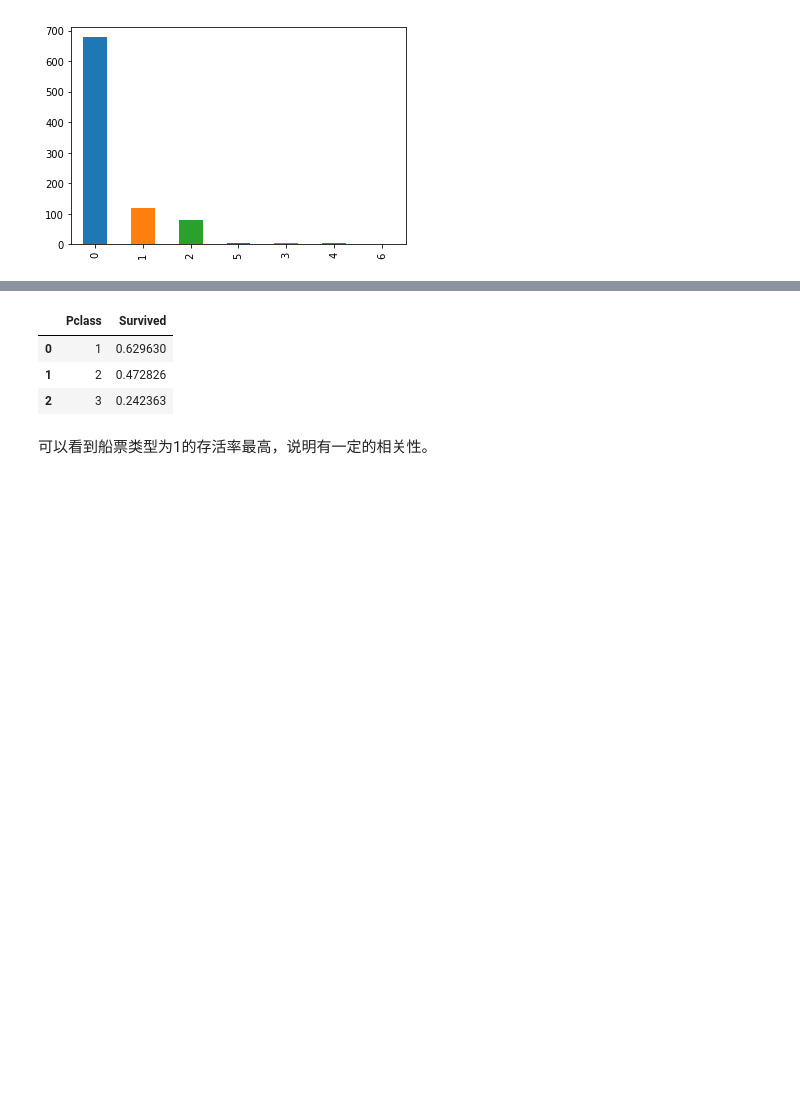
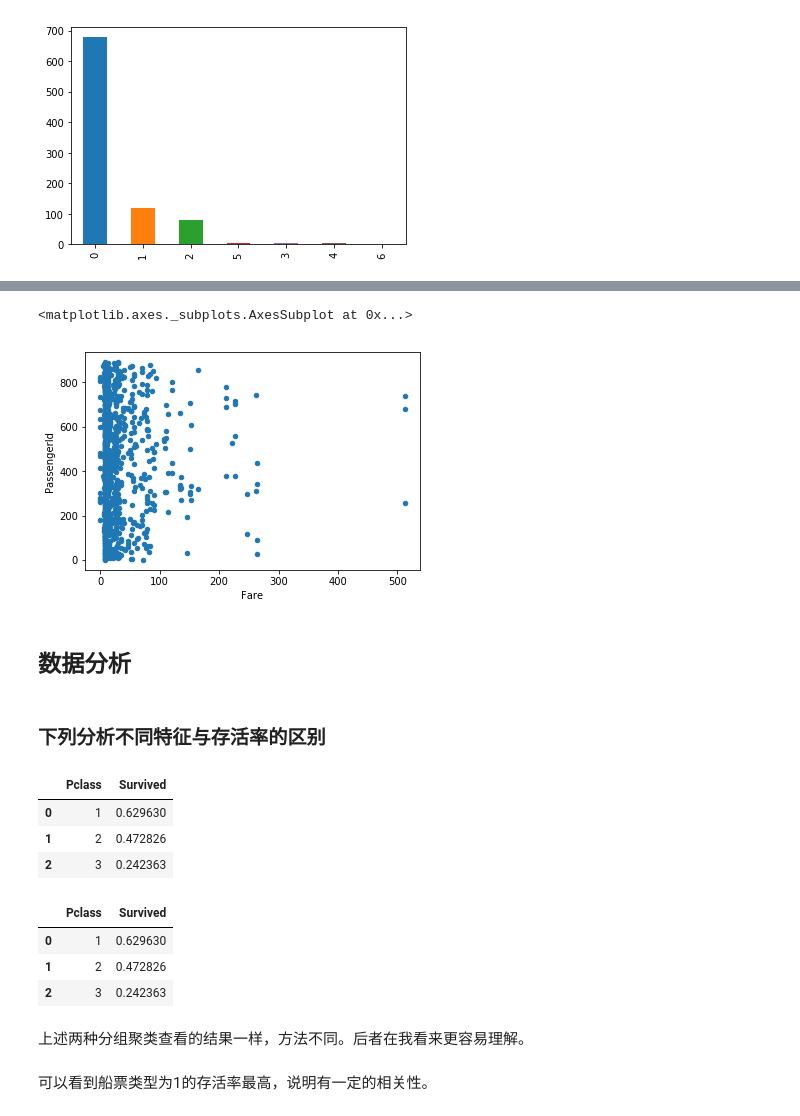
Before and after one commit to yunshuipiao/sw-kaggle, a Jupyter notebook: titanic/01.ipynb, the cells around one changed output, grey strips where cells are left out. Drawn from its saved outputs; the diff is of its cells as text; code cells hidden in the pictures; blank space fills up the shorter version.

```diff
--- a/titanic/01.ipynb
+++ b/titanic/01.ipynb
@@ -372 +379,10 @@ train_df['Parch'].value_counts().plot.bar()
+# %%
+train_df[train_df['Fare'] <= 800].plot.scatter(x='Fare', y="PassengerId")  # 票价的分布
+# %% [output]
+<matplotlib.axes._subplots.AxesSubplot at 0x...>
+[figure, added]
+# %% [markdown]
+## 数据分析
+# %% [markdown]
+### 下列分析不同特征与存活率的区别
 # %%
@@ -377,6 +392,15 @@ dataset_train_tf[["Pclass", "Survived"]].groupby(['Pclass'],as_index=False).mean
 | 0 | 1 | 0.629630 |
 | 1 | 2 | 0.472826 |
 | 2 | 3 | 0.242363 |
+# %%
+train_df.groupby(['Pclass'], as_index=False)[['Survived']].mean().sort_values(by="Survived", ascending=False)
+# %% [output]
+|  | Pclass | Survived |
+| 0 | 1 | 0.629630 |
+| 1 | 2 | 0.472826 |
+| 2 | 3 | 0.242363 |
+# %% [markdown]
+上述两种分组聚类查看的结果一样，方法不同。后者在我看来更容易理解。
 # %% [markdown]
 可以看到船票类型为1的存活率最高，说明有一定的相关性。
 # %%
```
Also changed, not shown: parts of 23 cells of this notebook, 1 other file.
